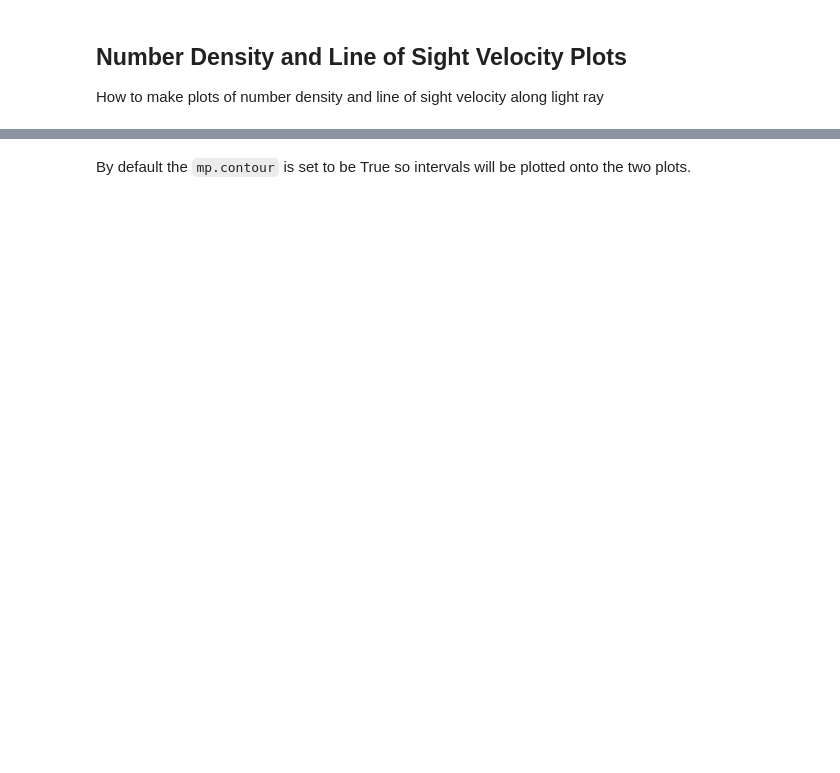
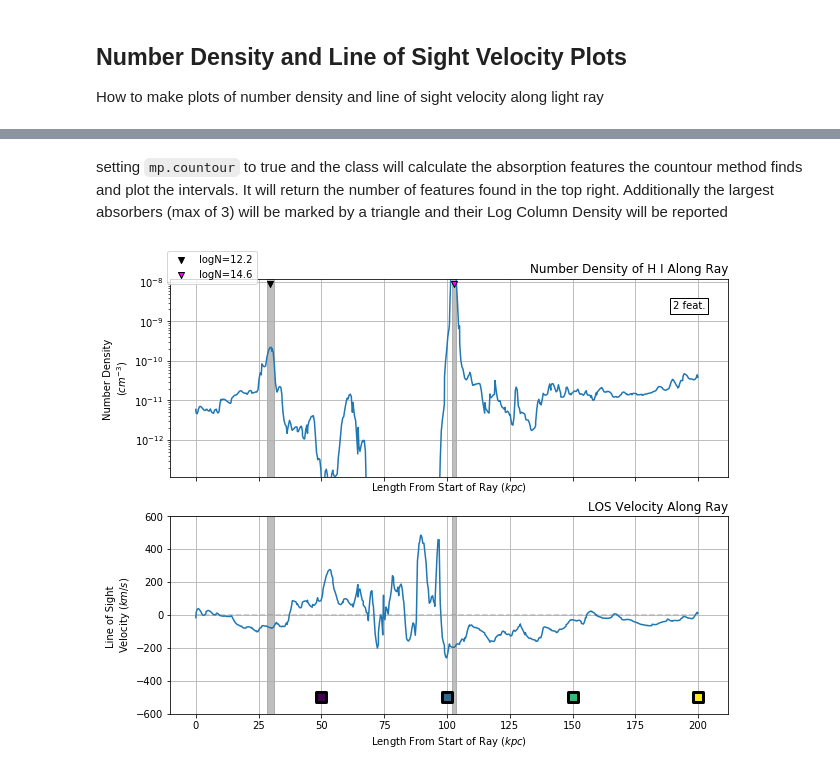
Before and after one commit to biboyd/SALSA, a Jupyter notebook: notebooks/multi_plot_class.ipynb, the cells around one changed output, grey strips where cells are left out. Cells and saved outputs as stored; diff of their text form; code cells hidden in the pictures; blank space fills up the shorter version.

```diff
--- a/notebooks/multi_plot_class.ipynb
+++ b/notebooks/multi_plot_class.ipynb
@@ -200,2 +221,12 @@ mp.plot_num_dense_los_vel(ax_num_dense=ax1, ax_los_velocity=ax2)
-# %% [markdown]
-By default the `mp.contour` is set to be True so intervals will be plotted onto the two plots.
+# %% [markdown]
+setting `mp.countour` to true and the class will calculate the absorption features the countour method finds and plot the intervals. It will return the number of features found in the top right. Additionally the largest absorbers (max of 3) will be marked by a triangle and their Log Column Density will be reported
+# %%
+#clear the axes
+ax1.clear(); ax2.clear()
+
+#set contour to true and replot everything
+mp.contour=True
+mp.plot_num_dense_los_vel(ax_num_dense=ax1, ax_los_velocity=ax2)
+fig
+# %% [output]
+[figure, added]
```
Also changed, not shown: parts of 27 cells of this notebook, 2 other files.
